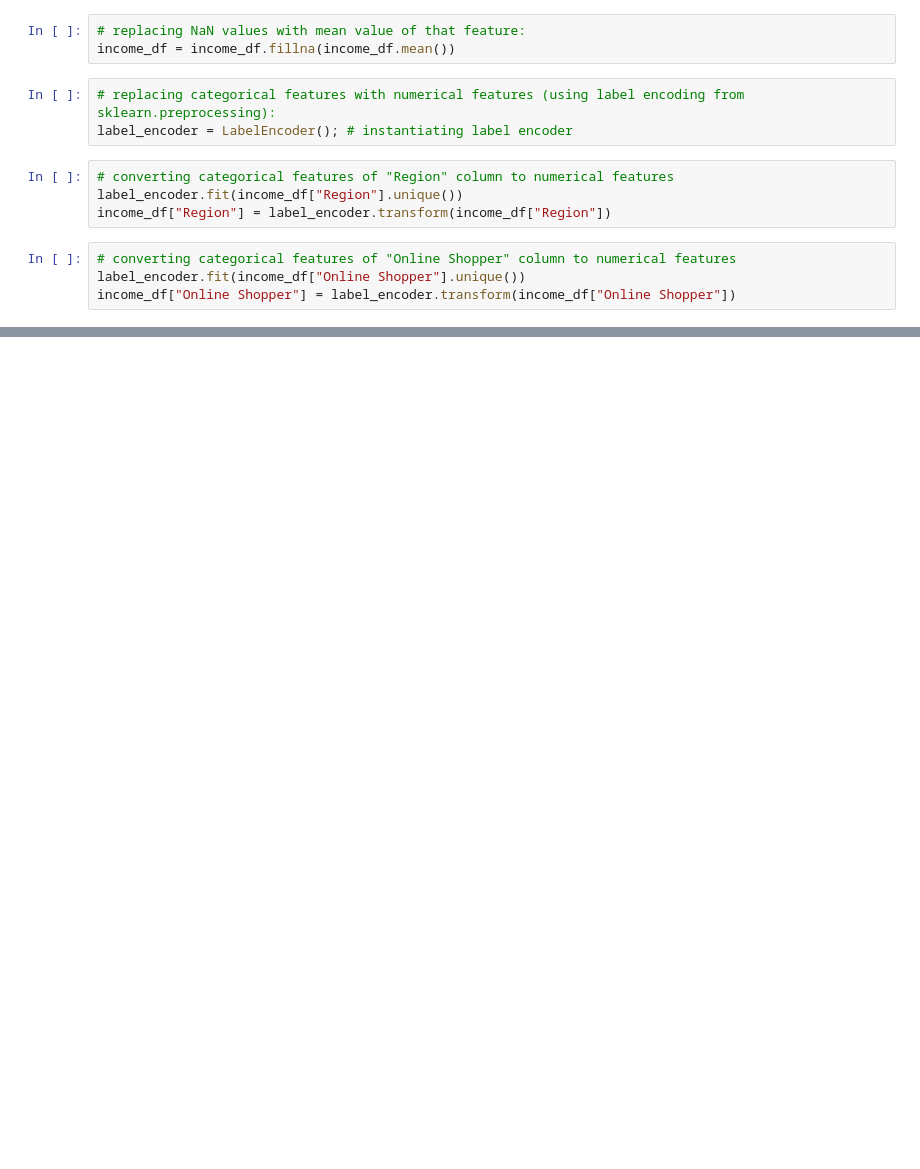
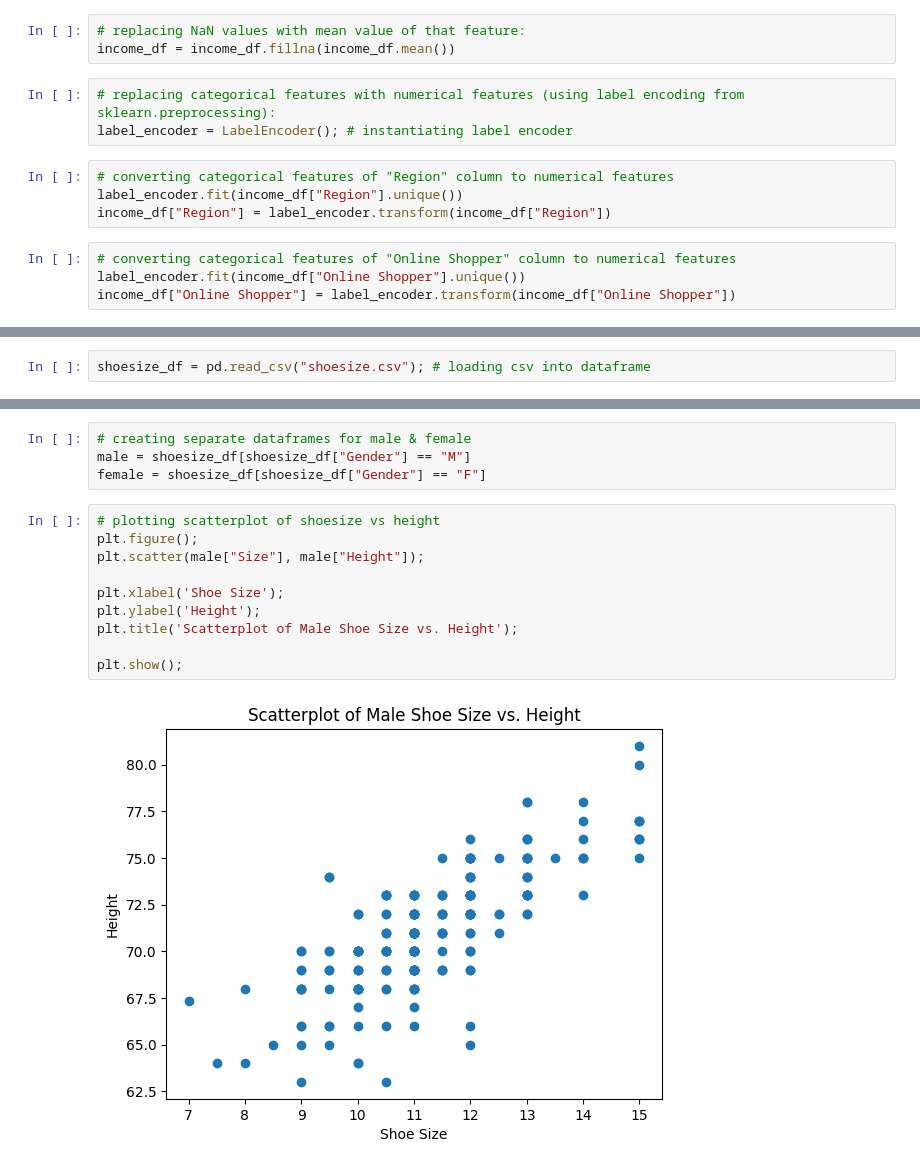
Before and after one commit to arnav-exe/data-mining-assignment-1, a Jupyter notebook: ECS607U_Data_Mining_Assignment_1.ipynb, the cells around one changed output, grey strips where cells are left out. Cells and saved outputs as stored; diff of their text form; blank space fills up the shorter version.

```diff
--- a/ECS607U_Data_Mining_Assignment_1.ipynb
+++ b/ECS607U_Data_Mining_Assignment_1.ipynb
@@ -201,0 +204,2 @@ income_df[:10] #printing results
+# %%
+shoesize_df = pd.read_csv("shoesize.csv"); # loading csv into dataframe
@@ -201,0 +220,16 @@ income_df[:10] #printing results
+# %%
+# creating separate dataframes for male & female
+male = shoesize_df[shoesize_df["Gender"] == "M"]
+female = shoesize_df[shoesize_df["Gender"] == "F"]
+# %%
+# plotting scatterplot of shoesize vs height
+plt.figure();
+plt.scatter(male["Size"], male["Height"]);
+
+plt.xlabel('Shoe Size');
+plt.ylabel('Height');
+plt.title('Scatterplot of Male Shoe Size vs. Height');
+
+plt.show();
+# %% [output]
+[figure, added]
```
Also changed, not shown: parts of 10 cells of this notebook.
